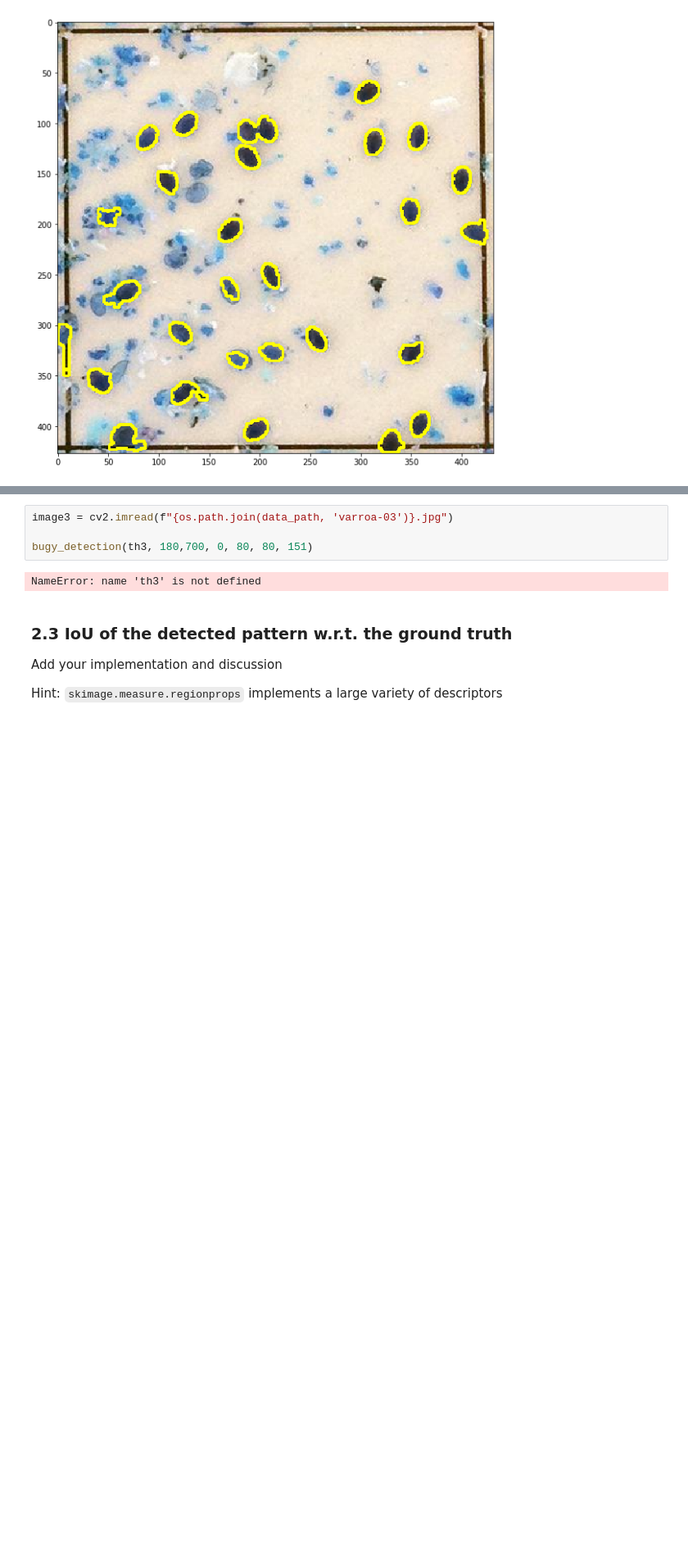
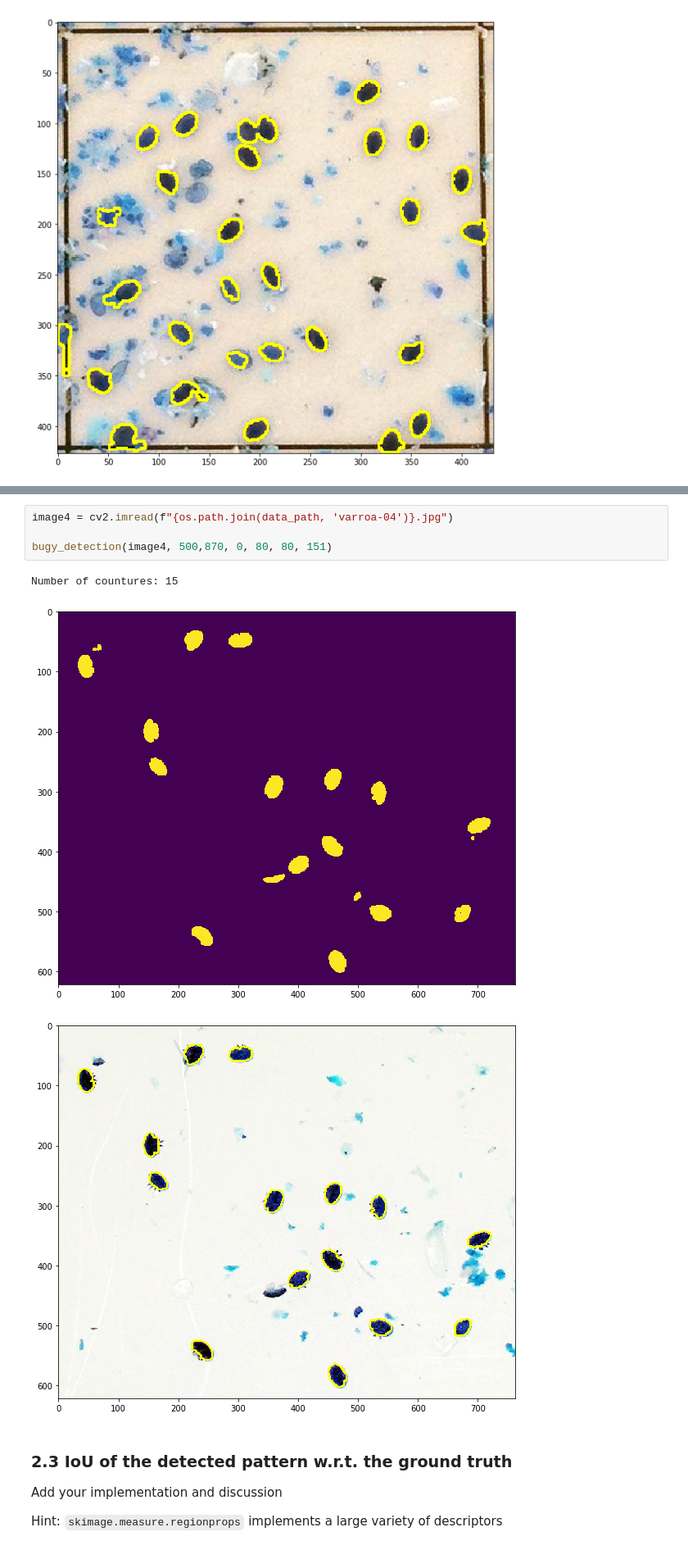
Before and after one commit to JelenaBanjac/image-analysis, a Jupyter notebook: labs/lab_01_segmentation.ipynb, the cells around one changed output, grey strips where cells are left out. Shown at 82% size. Drawn from its saved outputs; the diff is of its cells as text; blank space fills up the shorter version.

```diff
--- a/labs/lab_01_segmentation.ipynb
+++ b/labs/lab_01_segmentation.ipynb
@@ -427,9 +435,11 @@ Number of countures: 37
 # %%
-image3 = cv2.imread(f"{os.path.join(data_path, 'varroa-03')}.jpg")
+image4 = cv2.imread(f"{os.path.join(data_path, 'varroa-04')}.jpg")
 
-bugy_detection(th3, 180,700, 0, 80, 80, 151)
+bugy_detection(image4, 500,870, 0, 80, 80, 151)
 # %% [output]
-NameError: name 'th3' is not defined
+Number of countures: 15
+[figure, added]
+[figure, added]
 # %% [markdown]
 ### 2.3 IoU of the detected pattern w.r.t. the ground truth
 
```
Also changed, not shown: parts of 2 cells of this notebook.
